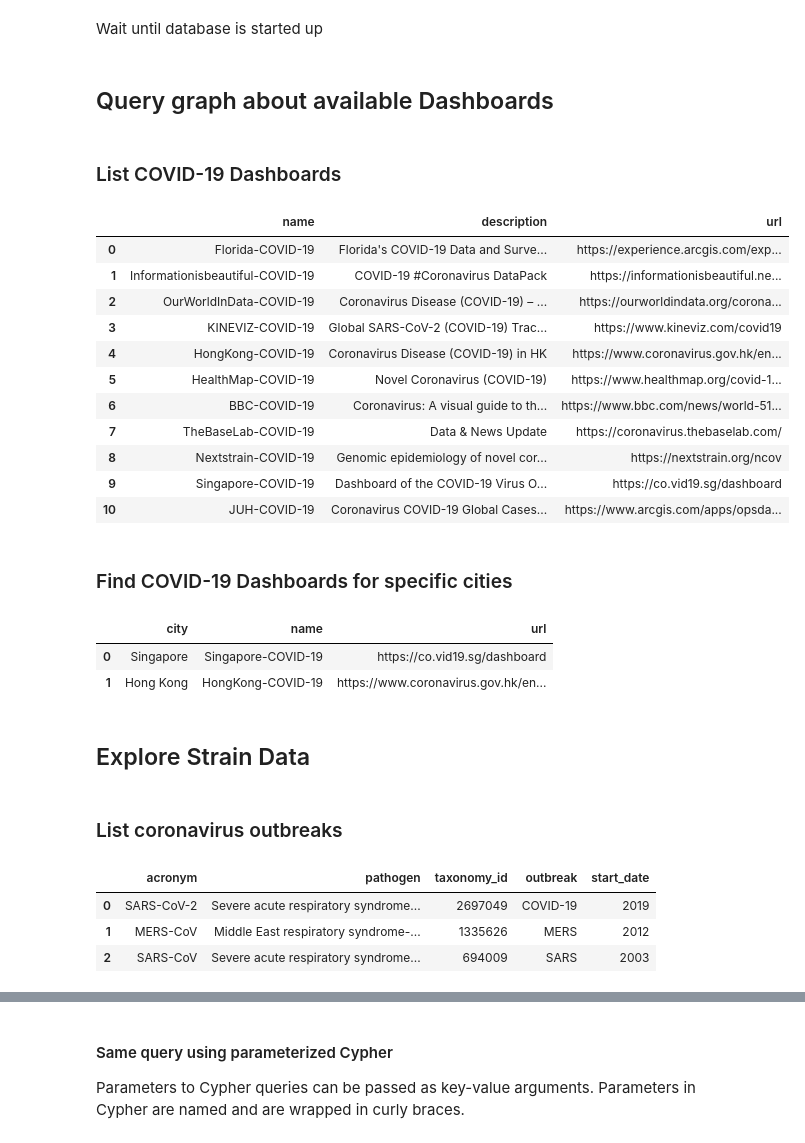
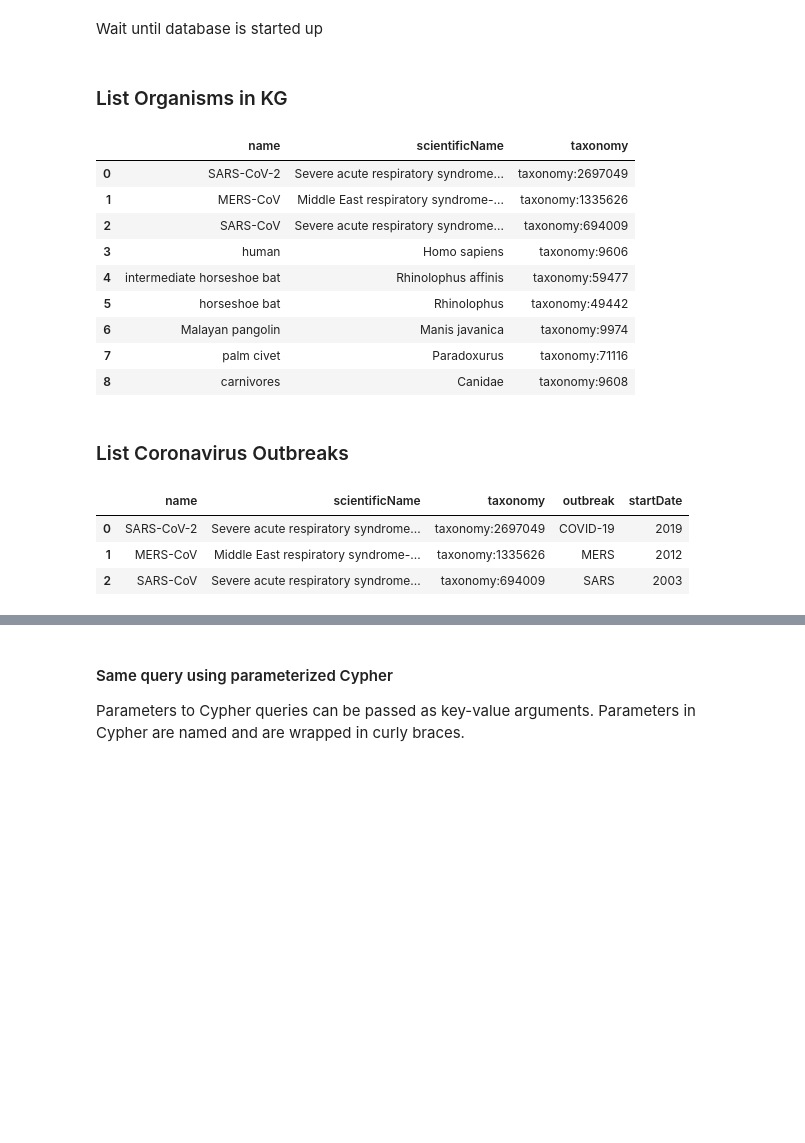
Before and after one commit to covid-19-net/covid-19-community, a Jupyter notebook: notebooks/3-ExampleQueries.ipynb, the cells around one changed output, grey strips where cells are left out. Cells and saved outputs as stored; diff of their text form; code cells hidden in the pictures; blank space fills up the shorter version.

```diff
--- a/notebooks/3-ExampleQueries.ipynb
+++ b/notebooks/3-ExampleQueries.ipynb
@@ -47,54 +39,34 @@ time.sleep(15)
 # %%
-graph = Graph(password="neo4jbinder")
+graph = Graph("bolt://localhost:7687/", password="neo4jbinder")
-# %% [markdown]
-## Query graph about available Dashboards
-# %% [markdown]
-### List COVID-19 Dashboards
+# %% [markdown]
+### List Organisms in KG
 # %%
 query = """
-MATCH (:Outbreak{name:'COVID-19'})-[:EXPLORE_IN]->(d:Dashboard)
-RETURN d.name as name, d.description as description, d.url as url
+MATCH (p:Organism)
+RETURN p.name as name, p.scientificName as scientificName, p.id as taxonomy
 """
-df = graph.run(query).to_data_frame()
-df.style.format({'url': make_clickable})
+graph.run(query).to_data_frame()
 # %% [output]
-|  | name | description | url |
-| 0 | Florida-COVID-19 | Florida's COVID-19 Data and Surve... | https://experience.arcgis.com/exp... |
-| 1 | Informationisbeautiful-COVID-19 | COVID-19 #Coronavirus DataPack | https://informationisbeautiful.ne... |
-| 2 | OurWorldInData-COVID-19 | Coronavirus Disease (COVID-19) – ... | https://ourworldindata.org/corona... |
-| 3 | KINEVIZ-COVID-19 | Global SARS-CoV-2 (COVID-19) Trac... | https://www.kineviz.com/covid19 |
-| 4 | HongKong-COVID-19 | Coronavirus Disease (COVID-19) in HK | https://www.coronavirus.gov.hk/en... |
-| 5 | HealthMap-COVID-19 | Novel Coronavirus (COVID-19) | https://www.healthmap.org/covid-1... |
-| 6 | BBC-COVID-19 | Coronavirus: A visual guide to th... | https://www.bbc.com/news/world-51... |
-| 7 | TheBaseLab-COVID-19 | Data & News Update | https://coronavirus.thebaselab.com/ |
-| 8 | Nextstrain-COVID-19 | Genomic epidemiology of novel cor... | https://nextstrain.org/ncov |
-| 9 | Singapore-COVID-19 | Dashboard of the COVID-19 Virus O... | https://co.vid19.sg/dashboard |
-| 10 | JUH-COVID-19 | Coronavirus COVID-19 Global Cases... | https://www.arcgis.com/apps/opsda... |
+|  | name | scientificName | taxonomy |
+| 0 | SARS-CoV-2 | Severe acute respiratory syndrome... | taxonomy:2697049 |
+| 1 | MERS-CoV | Middle East respiratory syndrome-... | taxonomy:1335626 |
+| 2 | SARS-CoV | Severe acute respiratory syndrome... | taxonomy:694009 |
+| 3 | human | Homo sapiens | taxonomy:9606 |
+| 4 | intermediate horseshoe bat | Rhinolophus affinis | taxonomy:59477 |
+| 5 | horseshoe bat | Rhinolophus | taxonomy:49442 |
+| 6 | Malayan pangolin | Manis javanica | taxonomy:9974 |
+| 7 | palm civet | Paradoxurus | taxonomy:71116 |
+| 8 | carnivores | Canidae | taxonomy:9608 |
-# %% [markdown]
-### Find COVID-19 Dashboards for specific cities
-# %%
-query = """
-MATCH (c:City)-[:EXPLORE_IN]-(d:Dashboard)
-RETURN c.name as city, d.name as name, d.url as url
-"""
-df = graph.run(query).to_data_frame()
-df.style.format({'url': make_clickable})
-# %% [output]
-|  | city | name | url |
-| 0 | Singapore | Singapore-COVID-19 | https://co.vid19.sg/dashboard |
-| 1 | Hong Kong | HongKong-COVID-19 | https://www.coronavirus.gov.hk/en... |
-# %% [markdown]
-## Explore Strain Data
 # %% [markdown]
-### List coronavirus outbreaks
+### List Coronavirus Outbreaks
 # %%
 query = """
-MATCH (p:Pathogen)-[:CAUSES]->(o:Outbreak)
-RETURN p.acronym as acronym, p.name as pathogen, p.taxonomy_id as taxonomy_id, o.name as outbreak, o.start_date as start_date
+MATCH (p:Organism)-[:CAUSES]->(o:Outbreak)
+RETURN p.name as name, p.scientificName as scientificName, p.id as taxonomy, o.id as outbreak, o.startDate as startDate
 """
 graph.run(query).to_data_frame()
 # %% [output]
-|  | acronym | pathogen | taxonomy_id | outbreak | start_date |
-| 0 | SARS-CoV-2 | Severe acute respiratory syndrome... | 2697049 | COVID-19 | 2019 |
-| 1 | MERS-CoV | Middle East respiratory syndrome-... | 1335626 | MERS | 2012 |
-| 2 | SARS-CoV | Severe acute respiratory syndrome... | 694009 | SARS | 2003 |
+|  | name | scientificName | taxonomy | outbreak | startDate |
+| 0 | SARS-CoV-2 | Severe acute respiratory syndrome... | taxonomy:2697049 | COVID-19 | 2019 |
+| 1 | MERS-CoV | Middle East respiratory syndrome-... | taxonomy:1335626 | MERS | 2012 |
+| 2 | SARS-CoV | Severe acute respiratory syndrome... | taxonomy:694009 | SARS | 2003 |
```
Also changed, not shown: parts of 24 cells of this notebook, 54 other files.
